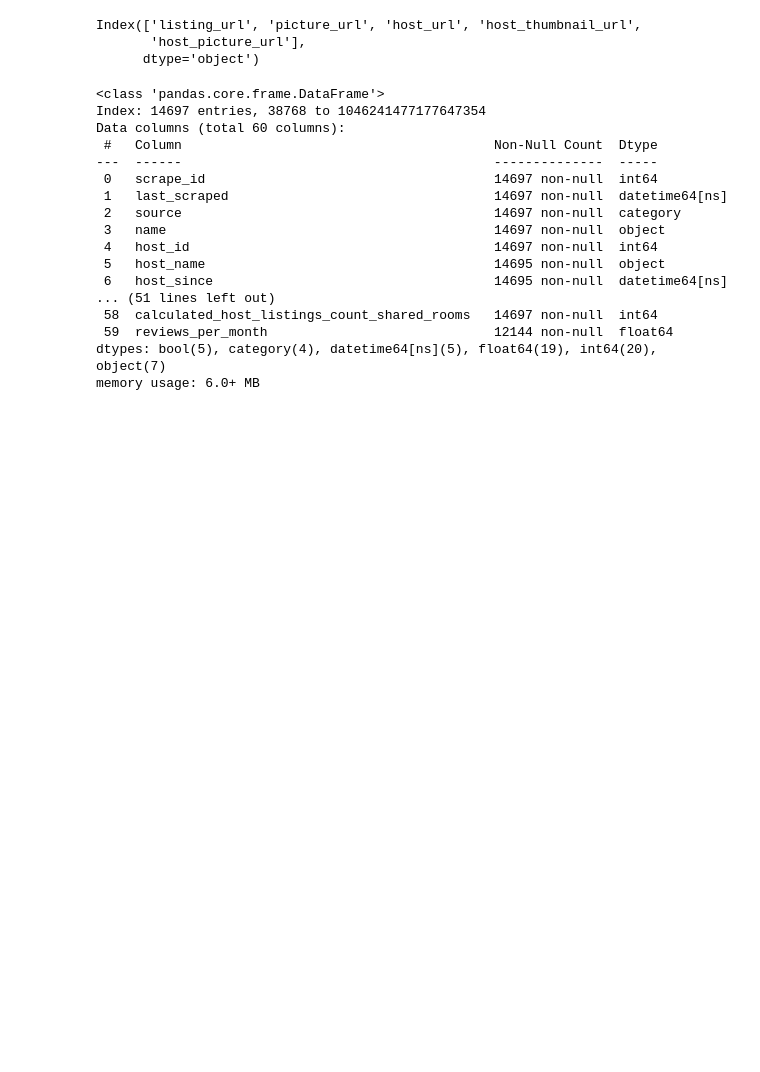
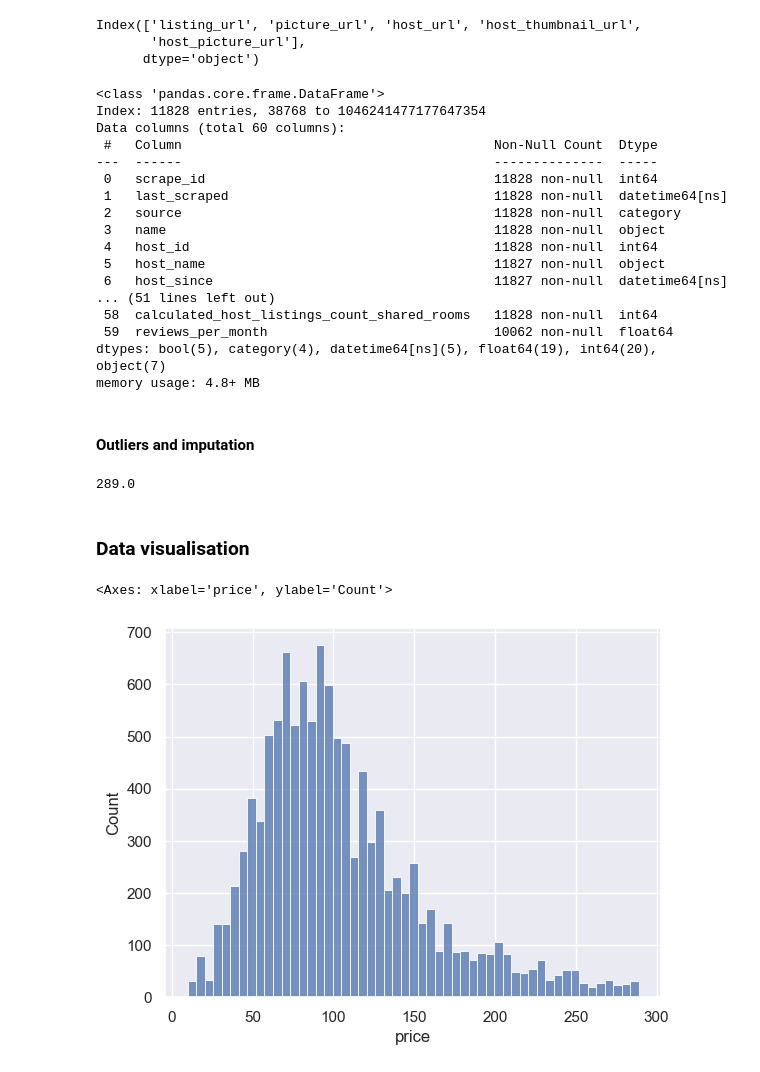
Before and after one commit to Beacon6/airbnb-vienna, a Jupyter notebook: vienna.ipynb, the cells around one changed output. Saved outputs shown, nothing was run; the diff lists cells and outputs as text; code cells hidden in the pictures; blank space fills up the shorter version.

Commit message:
Remove outliers and missing values from the 'price' variable

```diff
--- a/vienna.ipynb
+++ b/vienna.ipynb
@@ -5,7 +5,9 @@
 # %%
 import pandas as pd
 import numpy as np
+import seaborn as sns
 
+sns.set_theme()
 pd.options.display.max_columns = 0
 # %% [markdown]
 ### Data loading and preview
@@ -235,23 +239,41 @@ df.drop([
     'host_thumbnail_url',
     'host_picture_url',
 ], axis=1, inplace=True)
+
+df.dropna(subset=['price'], inplace=True)
 # %%
 df.info()
 # %% [output]
 <class 'pandas.core.frame.DataFrame'>
-Index: 14697 entries, 38768 to 1046241477177647354
+Index: 11828 entries, 38768 to 1046241477177647354
 Data columns (total 60 columns):
  #   Column                                        Non-Null Count  Dtype
 ---  ------                                        --------------  -----
- 0   scrape_id                                     14697 non-null  int64
- 1   last_scraped                                  14697 non-null  datetime64[ns]
- 2   source                                        14697 non-null  category
- 3   name                                          14697 non-null  object
- 4   host_id                                       14697 non-null  int64
- 5   host_name                                     14695 non-null  object
- 6   host_since                                    14695 non-null  datetime64[ns]
+ 0   scrape_id                                     11828 non-null  int64
+ 1   last_scraped                                  11828 non-null  datetime64[ns]
+ 2   source                                        11828 non-null  category
+ 3   name                                          11828 non-null  object
+ 4   host_id                                       11828 non-null  int64
+ 5   host_name                                     11827 non-null  object
+ 6   host_since                                    11827 non-null  datetime64[ns]
 ... (51 lines left out)
- 58  calculated_host_listings_count_shared_rooms   14697 non-null  int64
- 59  reviews_per_month                             12144 non-null  float64
+ 58  calculated_host_listings_count_shared_rooms   11828 non-null  int64
+ 59  reviews_per_month                             10062 non-null  float64
 dtypes: bool(5), category(4), datetime64[ns](5), float64(19), int64(20), object(7)
-memory usage: 6.0+ MB
+memory usage: 4.8+ MB
+# %% [markdown]
+#### Outliers and imputation
+# %%
+np.percentile(df['price'].dropna(), 95)
+# %% [output]
+289.0
+# %%
+outliers_price = (df['price'] > 289)
+df = df[~outliers_price]
+# %% [markdown]
+### Data visualisation
+# %%
+sns.histplot(df['price'])
+# %% [output]
+<Axes: xlabel='price', ylabel='Count'>
+[figure, added]
```
Also changed, not shown: parts of 2 cells of this notebook.
